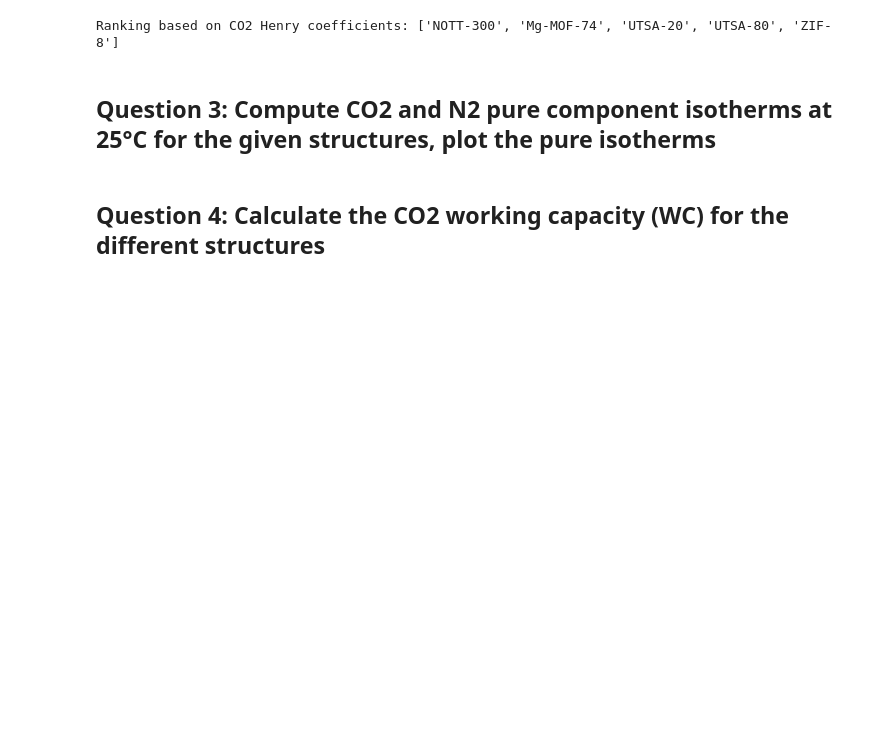
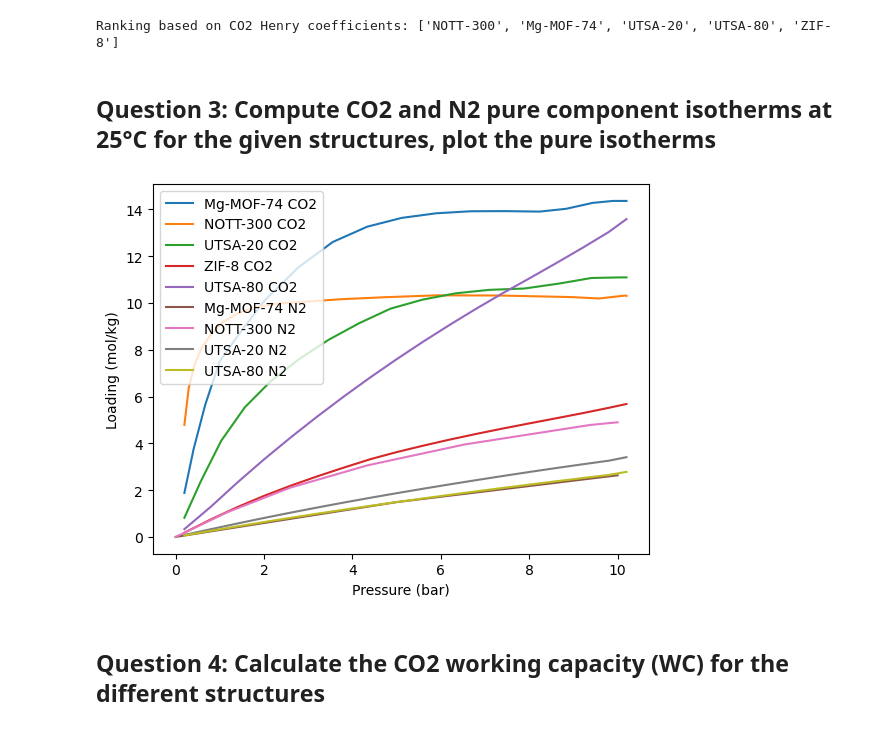
Before and after one commit to AloIsCoding/modeling-lab-project, a Jupyter notebook: Block 2/project/project_2.ipynb, the cells around one changed output. Saved outputs shown, nothing was run; the diff lists cells and outputs as text; code cells hidden in the pictures; blank space fills up the shorter version.

```diff
--- a/Block 2/project/project_2.ipynb
+++ b/Block 2/project/project_2.ipynb
@@ -98,42 +98,72 @@ Ranking based on CO2 Henry coefficients: ['NOTT-300', 'Mg-MOF-74', 'UTSA-20', 'U
 # %% [markdown]
 ## Question 3: Compute CO2 and N2 pure component isotherms at 25°C for the given structures, plot the pure isotherms
 # %%
-df_mg_co2 = pd.DataFrame({'pressure': 'insert data here', 'loading': 'insert data here'})  # From Mg CO2.csv isotherm
-df_nott_co2 = pd.DataFrame({'pressure': 'insert data here', 'loading': 'insert data here'})  # From NOTT CO2.csv isotherm
-df_utsa20_co2 = pd.DataFrame({'pressure': 'insert data here', 'loading': 'insert data here'})  # From utsa 20 CO2.csv isotherm
-df_zif_co2 = pd.DataFrame({'pressure': 'insert data here', 'loading': 'insert data here'})  # From ZIF CO2.csv isotherm
-df_utsa80_co2 = pd.DataFrame({'pressure': 'insert data here', 'loading': 'insert data here'})  # From UTSA 80 CO2.csv isotherm
 
-df_mg_n2 = pd.DataFrame({'pressure': 'insert data here', 'loading': 'insert data here'})  # From Mg N2.csv isotherm
-df_nott_n2 = pd.DataFrame({'pressure': 'insert data here', 'loading': 'insert data here'})  # From NOTT N2.csv isotherm
-df_utsa20_n2 = pd.DataFrame({'pressure': 'insert data here', 'loading': 'insert data here'})  # From UTSA 20 N2.csv isotherm
-df_utsa80_n2 = pd.DataFrame({'pressure': 'insert data here', 'loading': 'insert data here'})  # From UTSA 80 N2.csv isotherm
-df_zif_n2 = pd.DataFrame({'pressure': 'insert data here', 'loading': 'insert data here'})  # From ZIF N2.csv (may be empty)
+df_mg_co2 = pd.DataFrame({
+    'pressure': [0.2, 0.41016887322, 0.67001455267, 0.998557991964, 1.42548282489, 1.99622666933, 2.77622666933, 3.55622666933, 4.33622666933, 5.11622666933, 5.89622666933, 6.67622666933, 7.45622666933, 8.23622666933, 8.83622666933, 9.43622666933, 9.8947179923, 10.2],
+    'loading':  [1.88084144858, 3.76418933526, 5.63692777848, 7.50540871042, 8.64388096204, 10.0670216875, 11.5209328975, 12.6068881256, 13.2607054627, 13.6372233729, 13.834029179, 13.9212160302, 13.9267182437, 13.9062679196, 14.0265941157, 14.2791606725, 14.3625769924, 14.3625769924]
+})
+
+df_nott_co2 = pd.DataFrame({
+    'pressure': [0.2, 0.298341206602, 0.426073284187, 0.589915212911, 0.798082547812, 1.06111190578, 1.3920153425, 1.8065701433, 2.32380398459, 2.96560310516, 3.7562122045, 4.72457592468, 5.90318904258, 7.32866093382, 8.96962266829, 9.56962266829, 10.1696226683, 10.2],
+    'loading':  [4.78865587868, 6.36478521114, 7.33189809716, 8.08131036484, 8.64325429143, 9.16716124016, 9.54707741851, 9.822125509, 9.97521061242, 10.0598035617, 10.1619616815, 10.2452965139, 10.326598471, 10.3192459072, 10.2516963715, 10.19143855, 10.3176077649, 10.3046407646]
+})
+
+df_utsa20_co2 = pd.DataFrame({
+    'pressure': [0.2, 0.574715560677, 1.03307839717, 1.56500998835, 2.15860358283, 2.79703231423, 3.46501117823, 4.15422553498, 4.86288696316, 5.59009119549, 6.33572539563, 7.10078686378, 7.88527559992, 8.69072742329, 9.40521026756, 10.0552102676, 10.2],
+    'loading':  [0.818440971014, 2.39027740917, 4.1090249701, 5.53596397739, 6.66484045364, 7.60486904533, 8.42941341759, 9.13629376086, 9.75804221709, 10.1443615113, 10.412716124, 10.561451606, 10.6170519563, 10.8343310898, 11.0681820099, 11.0935777347, 11.0935777347]
+})
+
+df_zif_co2 = pd.DataFrame({
+    'pressure': [0.2, 0.8, 1.4, 2.0, 2.6, 3.2, 3.8, 4.4, 5.0, 5.6, 6.2, 6.8, 7.4, 8.0, 8.6, 9.2, 9.8, 10.2],
+    'loading':  [0.181009514091, 0.748276397366, 1.27513078988, 1.7536163501, 2.18661659722, 2.58623876389, 2.95953853488, 3.31913997407, 3.6249990661, 3.90023174025, 4.15997740729, 4.40256942449, 4.63268987694, 4.85200361933, 5.06882513551, 5.28727842042, 5.51871041245, 5.68318892905]
+})
+
+df_utsa80_co2 = pd.DataFrame({
+    'pressure': [0.2, 0.8, 1.4, 2.0, 2.6, 3.2, 3.8, 4.4, 5.0, 5.6, 6.2, 6.8, 7.4, 8.0, 8.6, 9.2, 9.8, 10.2],
+    'loading':  [0.333252387378, 1.29259728898, 2.32830385157, 3.31177092102, 4.24528135158, 5.13723667119, 5.99269090414, 6.8122429618, 7.59512314608, 8.34482940986, 9.06366160618, 9.75429446144, 10.4164392996, 11.0475614016, 11.6926980649, 12.3505128367, 13.0345613627, 13.5863992936]
+})
 
 
-MG_CO2_IT = 'insert fitted isotherm for Mg-MOF-74 CO2'  # Fit here
-NOTT_CO2_IT = 'insert fitted isotherm for NOTT-300 CO2'
-UTSA20_CO2_IT = 'insert fitted isotherm for UTSA-20 CO2'
-ZIF_CO2_IT = 'insert fitted isotherm for ZIF-8 CO2'
-UTSA80_CO2_IT = 'insert fitted isotherm for UTSA-80 CO2'
 
-MG_N2_IT = 'insert fitted isotherm for Mg-MOF-74 N2'
-NOTT_N2_IT = 'insert fitted isotherm for NOTT-300 N2'
-UTSA20_N2_IT = 'insert fitted isotherm for UTSA-20 N2'
-ZIF_N2_IT = 'insert fitted isotherm for ZIF-8 N2'  # May be None
-UTSA80_N2_IT = 'insert fitted isotherm for UTSA-80 N2'
+# N2
+df_mg_n2 = pd.DataFrame({
+    'pressure': [0.001, 5.001, 10.0],
+    'loading':  [0.000257510763413, 1.48815470176, 2.63476429432]
+})
+
+df_nott_n2 = pd.DataFrame({
+    'pressure': [0.001, 1.17301740033, 2.59118045858, 4.33853140342, 6.53868466607, 9.38309444946, 10.0],
+    'loading':  [0.000895316526601, 1.05724812486, 2.1042453782, 3.05828060678, 3.95332554059, 4.78752918818, 4.90024853544]
+})
+
+df_utsa20_n2 = pd.DataFrame({
+    'pressure': [0.2, 0.8, 1.4, 2.0, 2.6, 3.2, 3.8, 4.4, 5.0, 5.6, 6.2, 6.8, 7.4, 8.0, 8.6, 9.2, 9.8, 10.2],
+    'loading':  [0.0837032495792, 0.330980462265, 0.574160255198, 0.809842640495, 1.03665482175, 1.25506321894, 1.46683493432, 1.67109423847, 1.86870595622, 2.06027442856, 2.24631500151, 2.42727169201, 2.60353946241, 2.77549435653, 2.94171566539, 3.10286897659, 3.25880775778, 3.40951416063]
+})
+
+df_utsa80_n2 = pd.DataFrame({
+    'pressure': [0.2, 0.8, 1.4, 2.0, 2.6, 3.2, 3.8, 4.4, 5.0, 5.6, 6.2, 6.8, 7.4, 8.0, 8.6, 9.2, 9.8, 10.2],
+    'loading':  [0.0651577570402, 0.259619446545, 0.450153819187, 0.635666376971, 0.816011916432, 0.991298450249, 1.16170125829, 1.3273535891, 1.48844326603, 1.645253092, 1.79810844754, 1.9473202388, 2.09333442739, 2.236539986, 2.3763111058, 2.51409903358, 2.6494024344, 2.78088036623]
+})
+
+# ZIF N2 : pas d'isotherme exploitable dans le ZIP
+df_zif_n2 = pd.DataFrame({'pressure': [], 'loading': []})
+
 
 # Plot
 plt.figure()
 for name, df in [('Mg-MOF-74 CO2', df_mg_co2), ('NOTT-300 CO2', df_nott_co2), ('UTSA-20 CO2', df_utsa20_co2),
                  ('ZIF-8 CO2', df_zif_co2), ('UTSA-80 CO2', df_utsa80_co2), ('Mg-MOF-74 N2', df_mg_n2),
                  ('NOTT-300 N2', df_nott_n2), ('UTSA-20 N2', df_utsa20_n2), ('UTSA-80 N2', df_utsa80_n2)]:
     if len(df) > 0:
         plt.plot(df['pressure'], df['loading'], label=name)
 plt.xlabel('Pressure (bar)')
 plt.ylabel('Loading (mol/kg)')
 plt.legend()
 plt.show()
+# %% [output]
+[figure, added]
 # %% [markdown]
 ## Question 4: Calculate the CO2 working capacity (WC) for the different structures
 # %%
```
Also changed, not shown: parts of 2 cells of this notebook.
